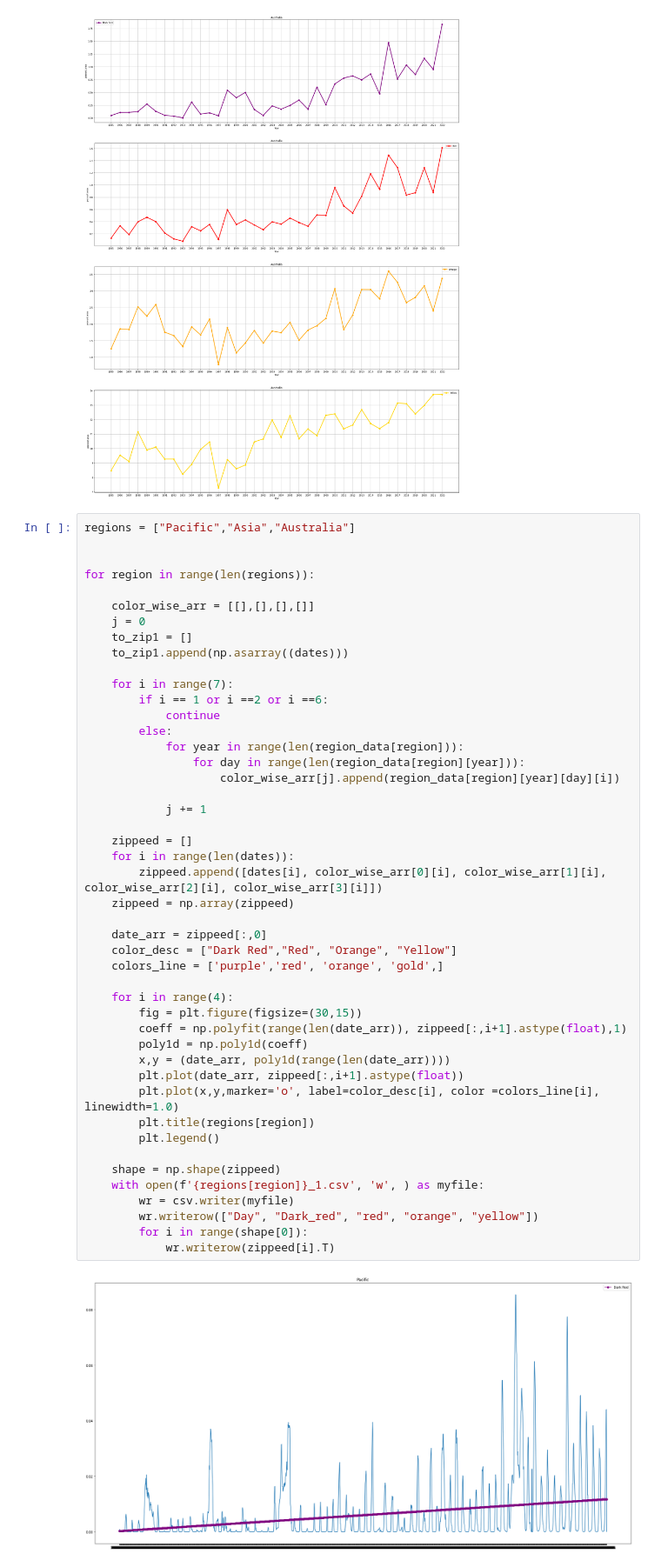
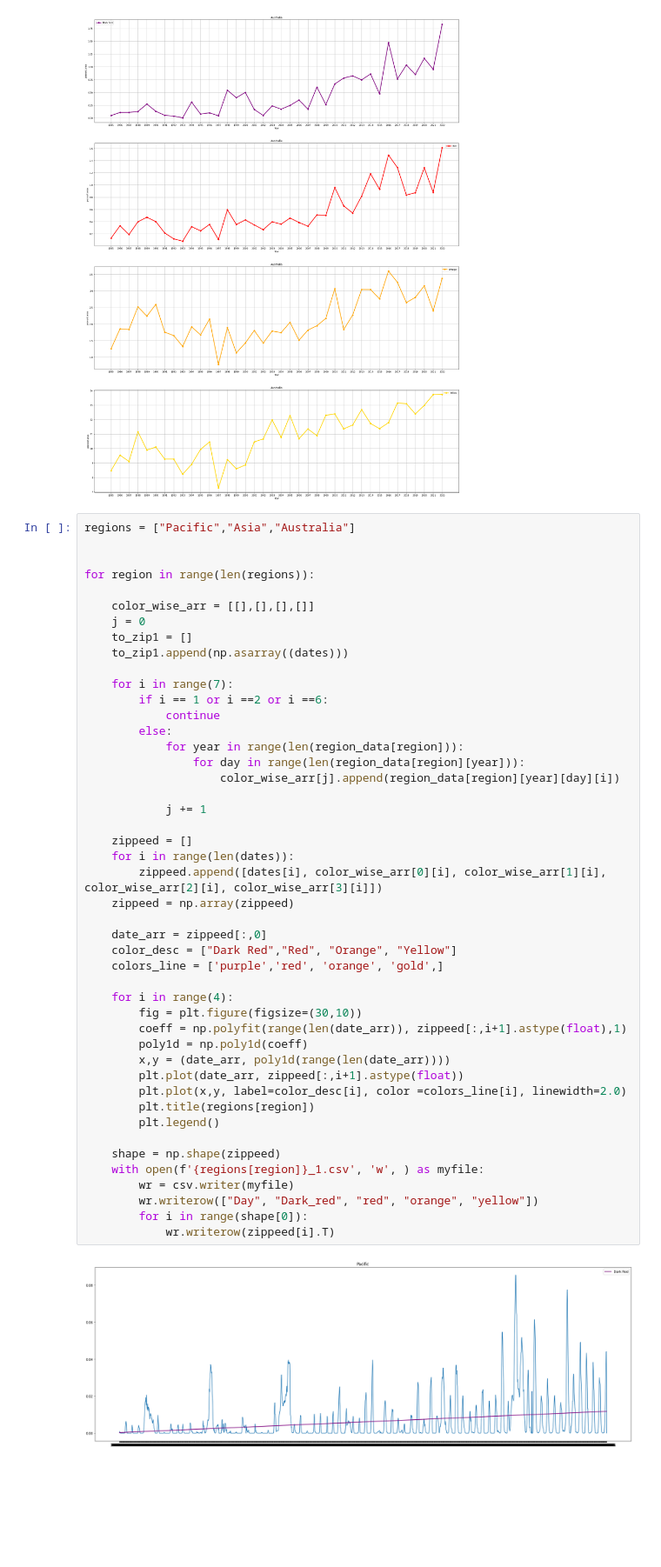
Before and after one commit to AkshitGureja/Coral-Reefs, a Jupyter notebook: CoralReefs.ipynb, the cells around one changed output. Shown at 87% size. Cells and saved outputs as stored; diff of their text form; blank space fills up the shorter version.

Commit message:
Graphs added

```diff
--- a/CoralReefs.ipynb
+++ b/CoralReefs.ipynb
@@ -238,33 +238,33 @@ for region in range(len(regions)):
             for year in range(len(region_data[region])):
                 for day in range(len(region_data[region][year])):
                     color_wise_arr[j].append(region_data[region][year][day][i])
 
             j += 1
 
     zippeed = []
     for i in range(len(dates)):
         zippeed.append([dates[i], color_wise_arr[0][i], color_wise_arr[1][i], color_wise_arr[2][i], color_wise_arr[3][i]])
     zippeed = np.array(zippeed)
 
     date_arr = zippeed[:,0]
     color_desc = ["Dark Red","Red", "Orange", "Yellow"]
     colors_line = ['purple','red', 'orange', 'gold',]
 
     for i in range(4):
-        fig = plt.figure(figsize=(30,15))
+        fig = plt.figure(figsize=(30,10))
         coeff = np.polyfit(range(len(date_arr)), zippeed[:,i+1].astype(float),1)
         poly1d = np.poly1d(coeff)
         x,y = (date_arr, poly1d(range(len(date_arr))))
         plt.plot(date_arr, zippeed[:,i+1].astype(float))
-        plt.plot(x,y,marker='o', label=color_desc[i], color =colors_line[i], linewidth=1.0)
+        plt.plot(x,y, label=color_desc[i], color =colors_line[i], linewidth=2.0)
         plt.title(regions[region])
         plt.legend()
 
     shape = np.shape(zippeed)
     with open(f'{regions[region]}_1.csv', 'w', ) as myfile:
         wr = csv.writer(myfile)
         wr.writerow(["Day", "Dark_red", "red", "orange", "yellow"])
         for i in range(shape[0]):
             wr.writerow(zippeed[i].T)
 # %% [output]
-[figure, old version]
+[figure, new version]
```
Also changed, not shown: parts of 2 cells of this notebook.
